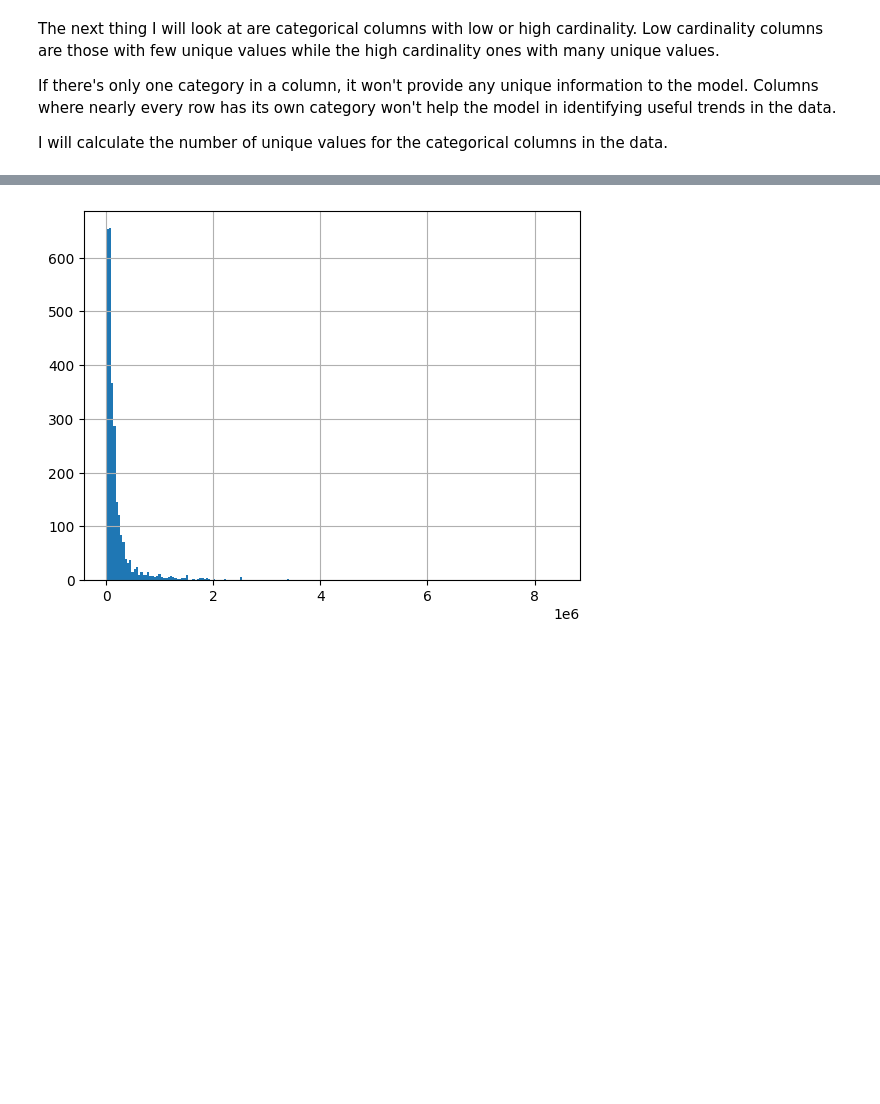
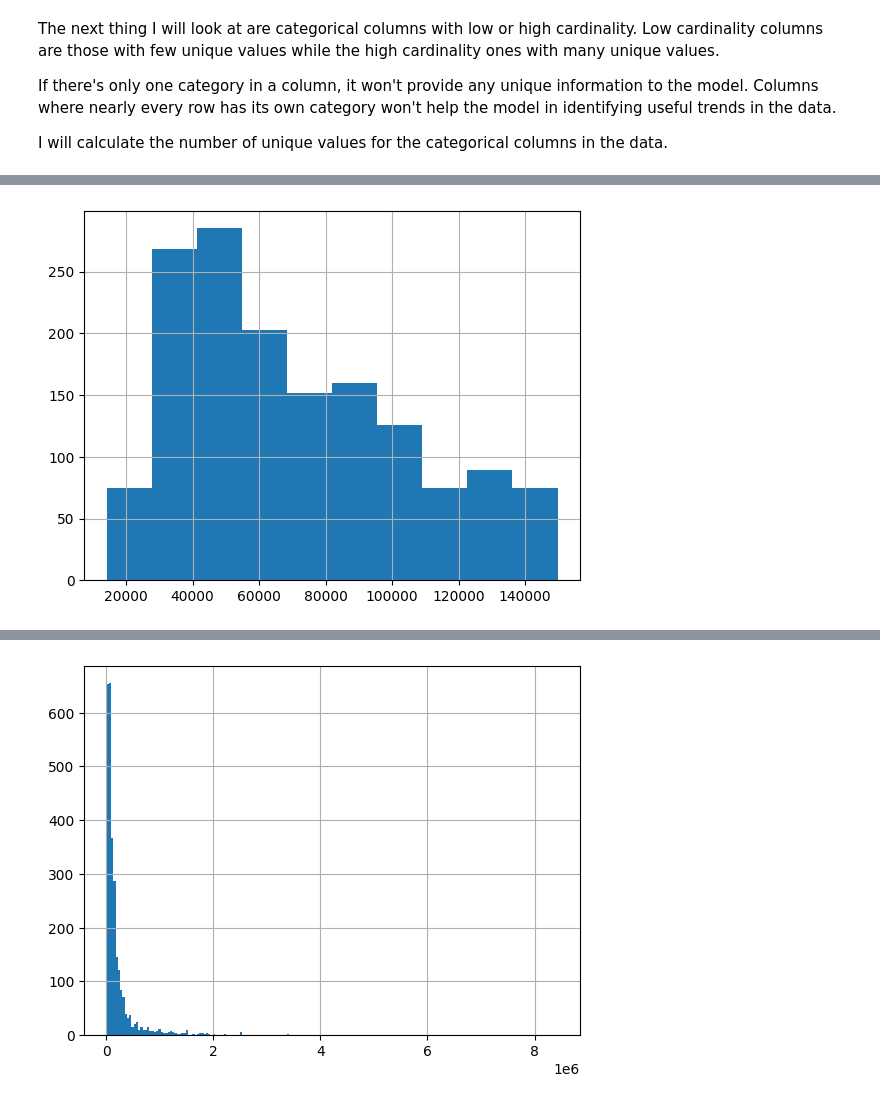
Before and after one commit to imanadeko/Predicting-Apartment-Prices-in-Mexico-City, a Jupyter notebook: notebook.ipynb, the cells around one changed output, grey strips where cells are left out. Cells and saved outputs as stored; diff of their text form; code cells hidden in the pictures; blank space fills up the shorter version.

```diff
--- a/notebook.ipynb
+++ b/notebook.ipynb
@@ -122,2 +176,6 @@ df1[['price_aprox_usd', 'surface_covered_in_m2']].describe()
+# %%
+df1.price_aprox_usd.hist();
+# %% [output]
+[figure, added]
 # %%
 df1.head()
```
Also changed, not shown: parts of 13 cells of this notebook.
